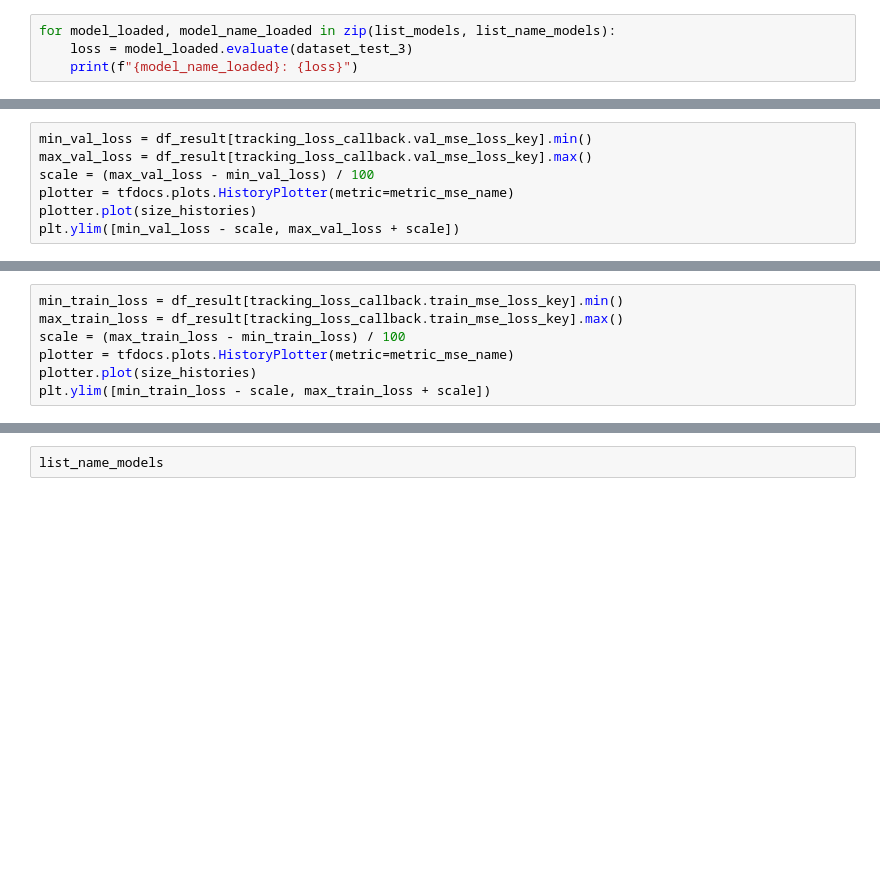
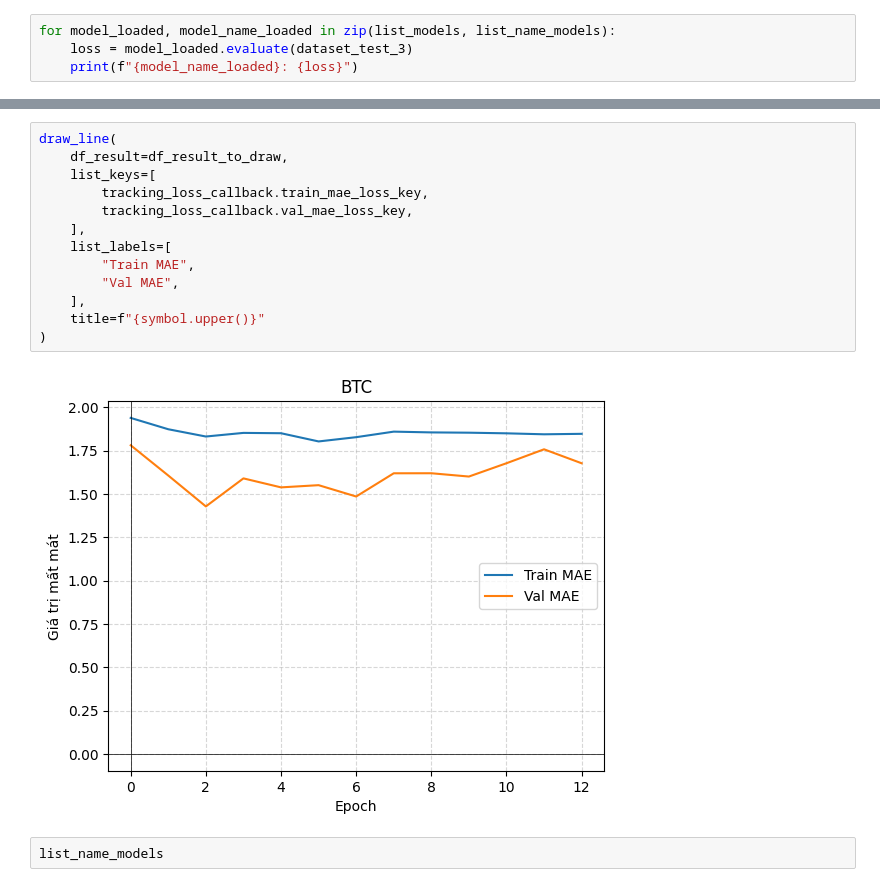
Before and after one commit to raming20/CNN-LSTM-predict-stock-price, a Jupyter notebook: data_analytics/CV_stock_market/train_model/model_use_attention.ipynb, the cells around one changed output, grey strips where cells are left out. Cells and saved outputs as stored; diff of their text form; blank space fills up the shorter version.

```diff
--- a/data_analytics/CV_stock_market/train_model/model_use_attention.ipynb
+++ b/data_analytics/CV_stock_market/train_model/model_use_attention.ipynb
@@ -548,8 +471 @@ size_histories = {}
 size_histories[name_sub_folder_save_metrics] = history
-# %%
-min_val_loss = df_result[tracking_loss_callback.val_mse_loss_key].min()
-max_val_loss = df_result[tracking_loss_callback.val_mse_loss_key].max()
-scale = (max_val_loss - min_val_loss) / 100
-plotter = tfdocs.plots.HistoryPlotter(metric=metric_mse_name)
-plotter.plot(size_histories)
-plt.ylim([min_val_loss - scale, max_val_loss + scale])
@@ -559,7 +471,0 @@ plt.ylim([min_val_loss - scale, max_val_loss + scale])
-# %%
-min_train_loss = df_result[tracking_loss_callback.train_mse_loss_key].min()
-max_train_loss = df_result[tracking_loss_callback.train_mse_loss_key].max()
-scale = (max_train_loss - min_train_loss) / 100
-plotter = tfdocs.plots.HistoryPlotter(metric=metric_mse_name)
-plotter.plot(size_histories)
-plt.ylim([min_train_loss - scale, max_train_loss + scale])
@@ -580,3 +517,18 @@ plt.ylim([min_train_loss - scale, max_train_loss + scale])
+# %%
+draw_line(
+    df_result=df_result_to_draw,
+    list_keys=[
+        tracking_loss_callback.train_mae_loss_key,
+        tracking_loss_callback.val_mae_loss_key,
+    ],
+    list_labels=[
+        "Train MAE",
+        "Val MAE",
+    ],
+    title=f"{symbol.upper()}"
+)
+# %% [output]
+[figure, added]
 # %%
 list_name_models
 # %% [output]
```
Also changed, not shown: parts of 20 cells of this notebook, 1 other file.
